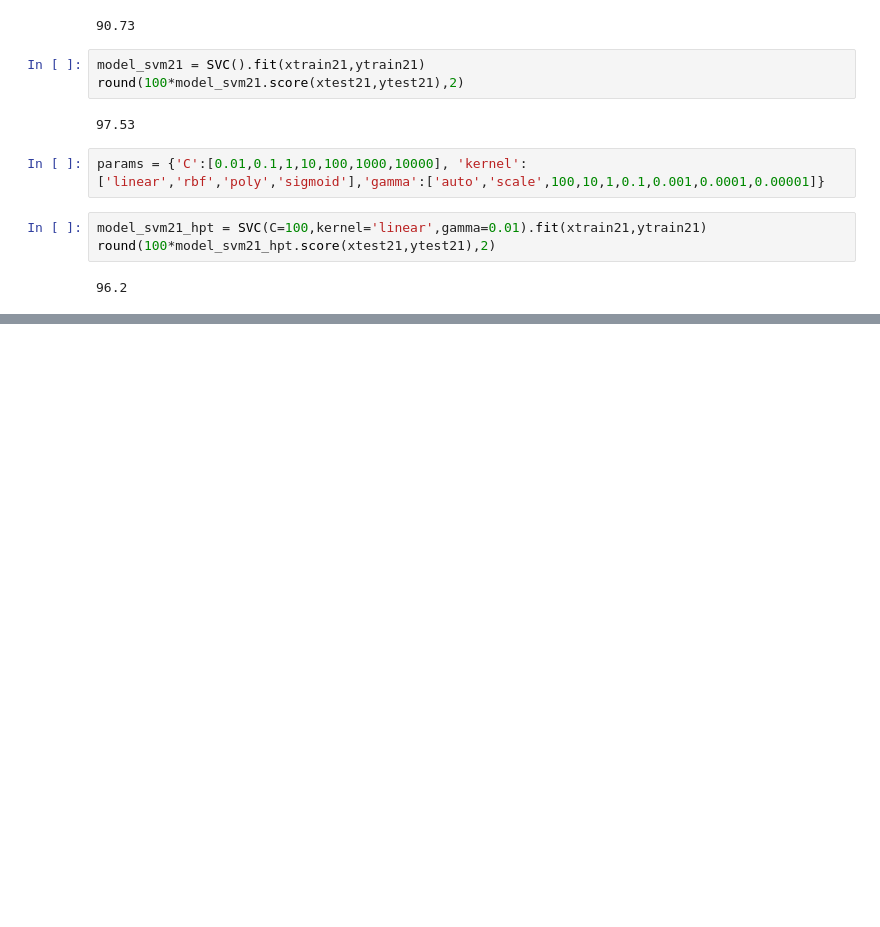
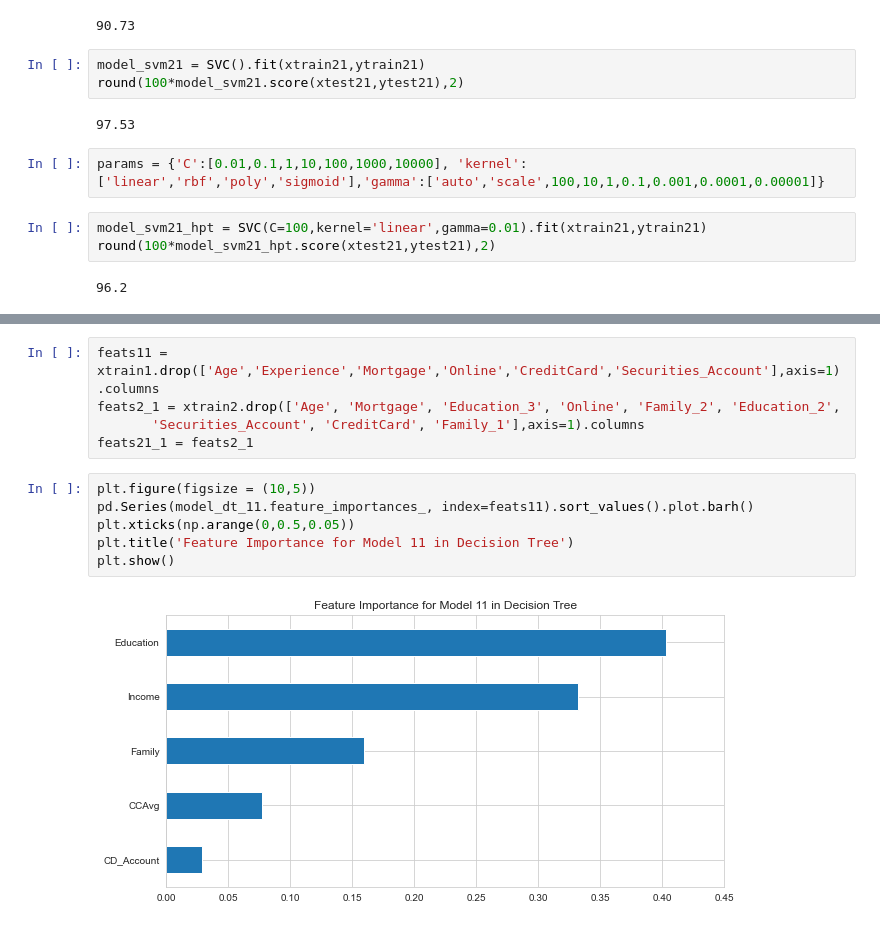
Before and after one commit to upflairs/230821ML01, a Jupyter notebook: dayMLAI002.ipynb, the cells around one changed output, grey strips where cells are left out. Cells and saved outputs as stored; diff of their text form; blank space fills up the shorter version.

```diff
--- a/dayMLAI002.ipynb
+++ b/dayMLAI002.ipynb
@@ -494,0 +556,13 @@ model_svm_grid = grid.best_estimator_
+# %%
+feats11 = xtrain1.drop(['Age','Experience','Mortgage','Online','CreditCard','Securities_Account'],axis=1).columns
+feats2_1 = xtrain2.drop(['Age', 'Mortgage', 'Education_3', 'Online', 'Family_2', 'Education_2',
+       'Securities_Account', 'CreditCard', 'Family_1'],axis=1).columns
+feats21_1 = feats2_1
+# %%
+plt.figure(figsize = (10,5))
+pd.Series(model_dt_11.feature_importances_, index=feats11).sort_values().plot.barh()
+plt.xticks(np.arange(0,0.5,0.05))
+plt.title('Feature Importance for Model 11 in Decision Tree')
+plt.show()
+# %% [output]
+[figure, added]
```
Also changed, not shown: parts of 38 cells of this notebook.
